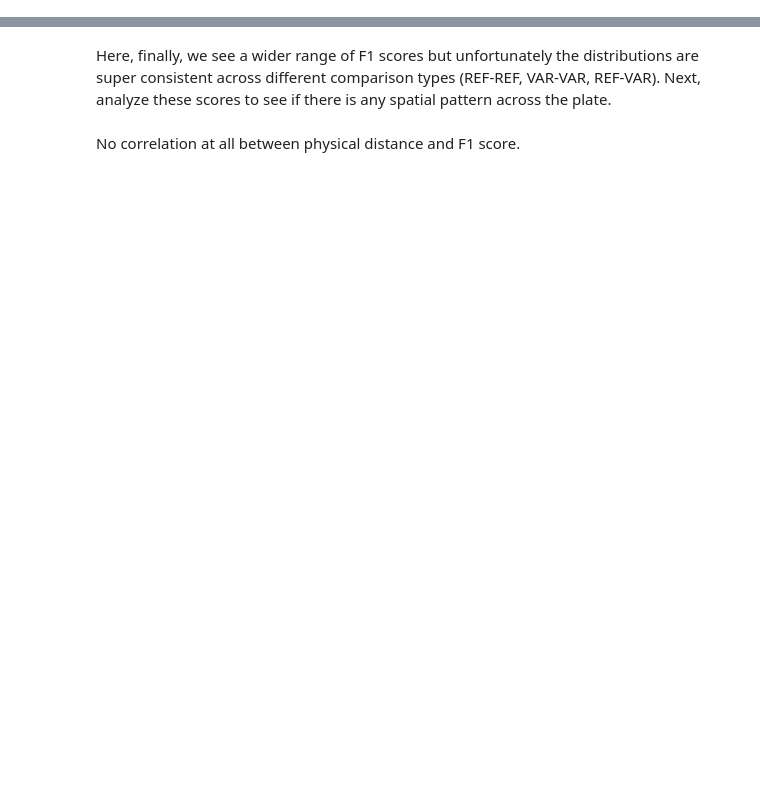
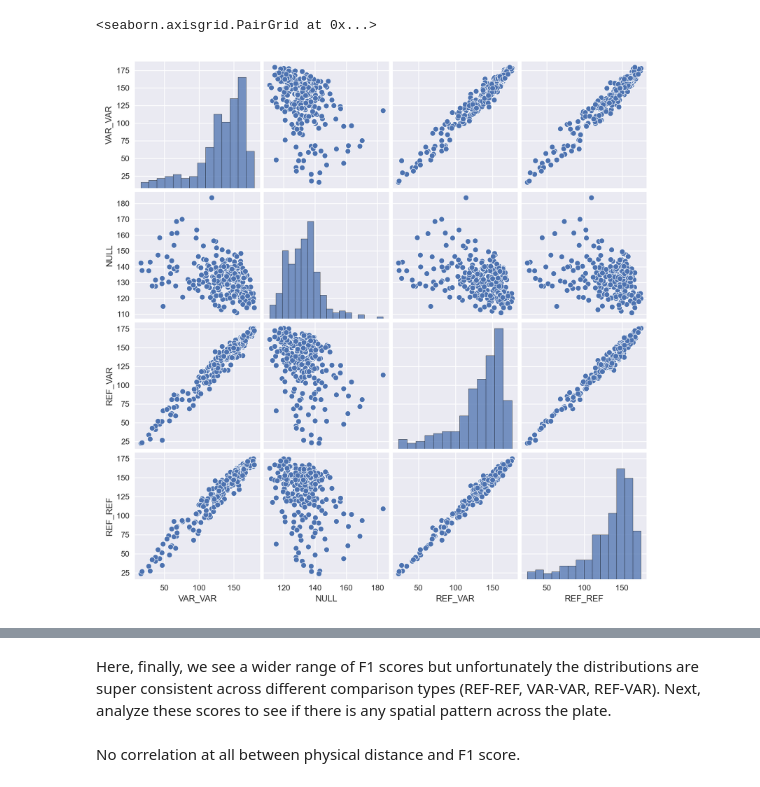
Before and after one commit to runxi-shen/2021_09_01_VarChAMP, a Jupyter notebook: 7.downstream_analysis_jess/notebooks/well_position_scen2.ipynb, the cells around one changed output, grey strips where cells are left out. Cells and saved outputs as stored; diff of their text form; code cells hidden in the pictures; blank space fills up the shorter version.

```diff
--- a/7.downstream_analysis_jess/notebooks/well_position_scen2.ipynb
+++ b/7.downstream_analysis_jess/notebooks/well_position_scen2.ipynb
@@ -66,9 +65,10 @@ plt.show()
 # %%
 # Read in all variable feature importance scores
 
-comparisons = ['REF_control_feat_importance', 'VAR_control_feat_importance', 'feat_importance']
+comparisons = ['REF_control_feat_importance', 'VAR_control_feat_importance', 'NULL_control_feat_importance', 'feat_importance']
 comp_dict = {'REF_control_feat_importance': 'REF_REF',
              'VAR_control_feat_importance': 'VAR_VAR',
+             'NULL_control_feat_importance': 'NULL',
              'feat_importance': 'REF_VAR'}
 
 feat_imp = pl.DataFrame()
@@ -179,0 +99,5 @@ print(p3)
+# %%
+sns.pairplot(prot_summary.to_pandas())
+# %% [output]
+<seaborn.axisgrid.PairGrid at 0x...>
+[figure, added]
```
Also changed, not shown: parts of 15 cells of this notebook, 2 other files.
